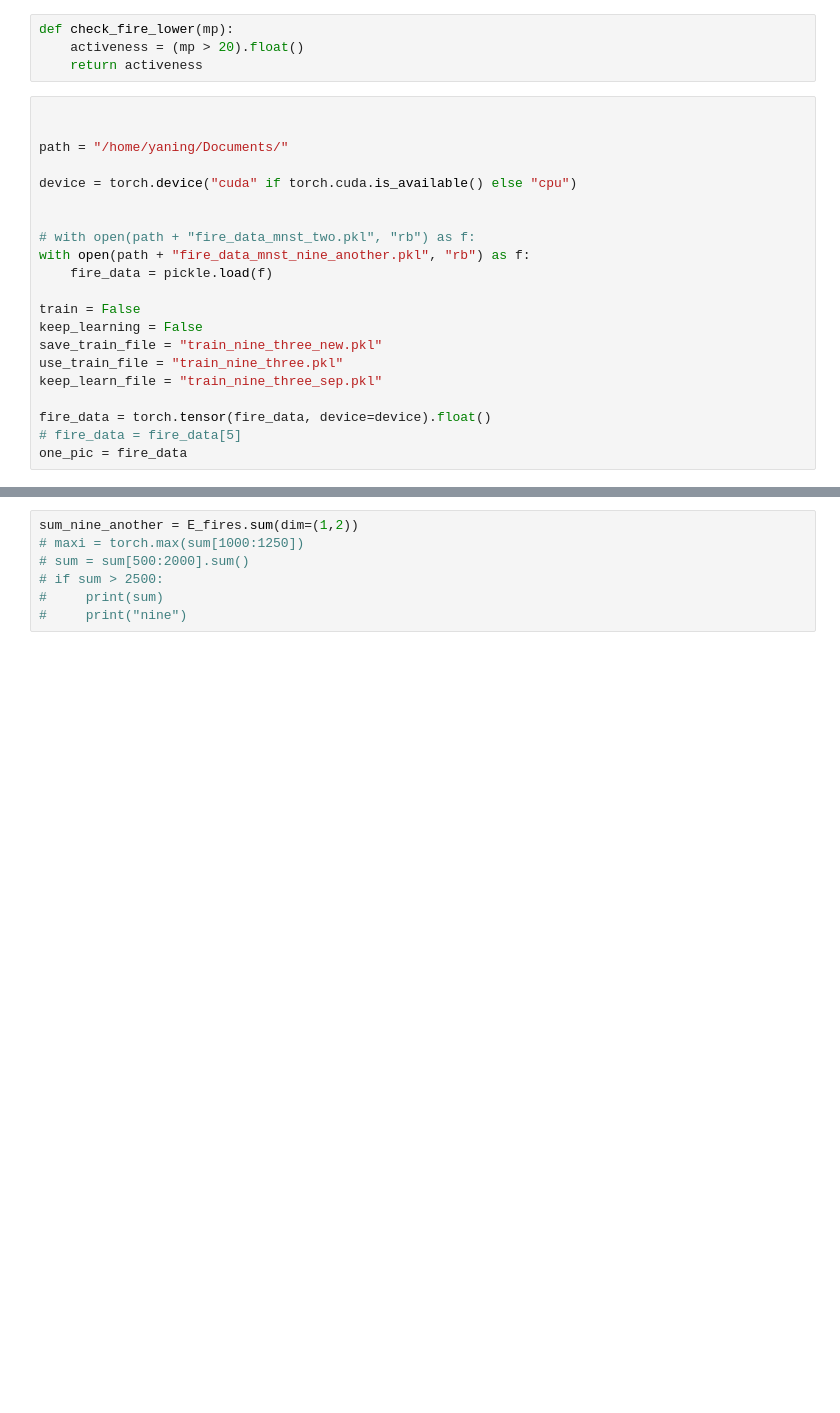
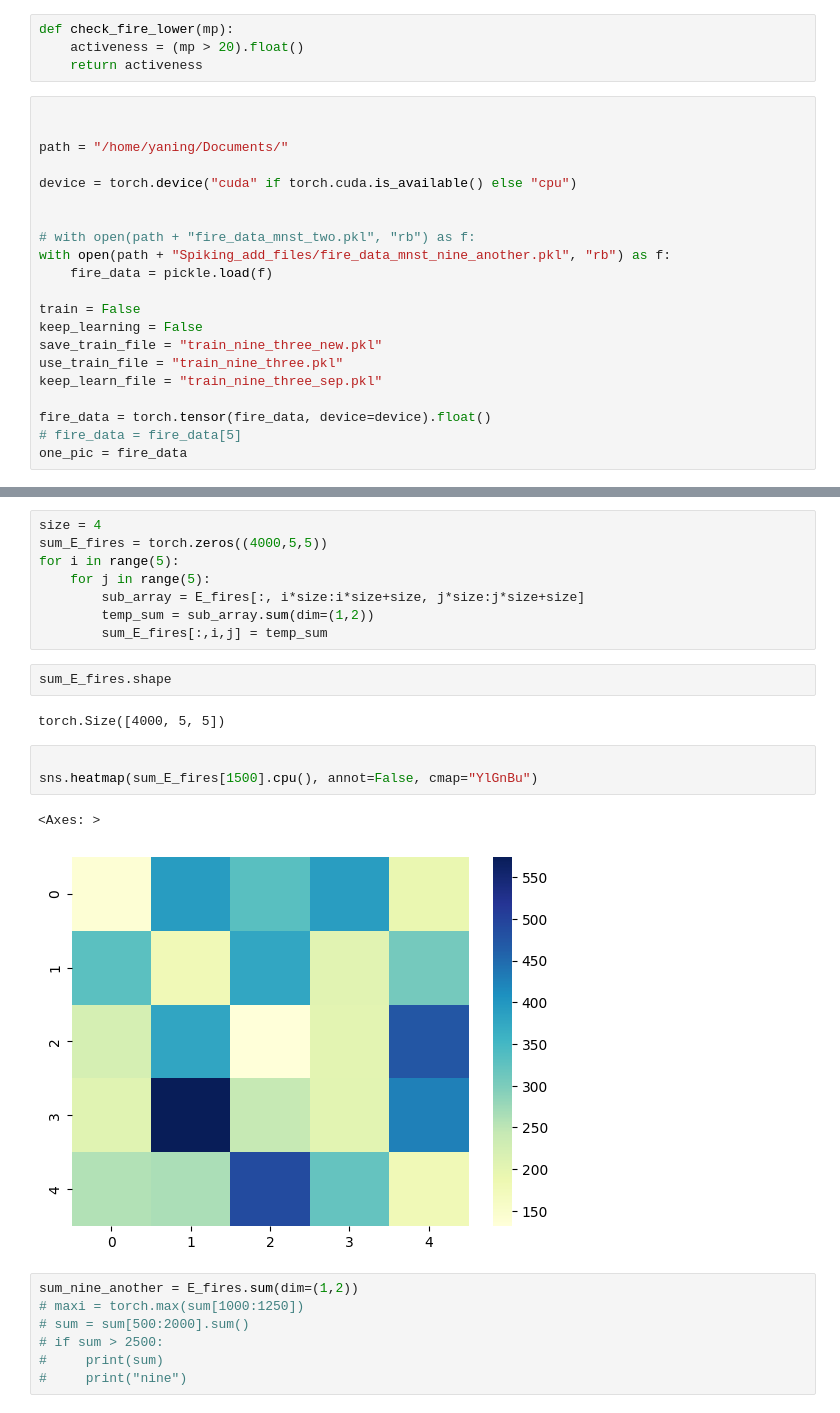
Before and after one commit to hhsherlock/Spiking_NN, a Jupyter notebook: mnst_learn/calculation.ipynb, the cells around one changed output, grey strips where cells are left out. Cells and saved outputs as stored; diff of their text form; blank space fills up the shorter version.

```diff
--- a/mnst_learn/calculation.ipynb
+++ b/mnst_learn/calculation.ipynb
@@ -40,7 +41,7 @@ device = torch.device("cuda" if torch.cuda.is_available() else "cpu")
 
 
 # with open(path + "fire_data_mnst_two.pkl", "rb") as f:
-with open(path + "fire_data_mnst_nine_another.pkl", "rb") as f:
+with open(path + "Spiking_add_files/fire_data_mnst_nine_another.pkl", "rb") as f:
     fire_data = pickle.load(f)
 
 train = False
@@ -684,3 +697,21 @@ Progress: 3000/4000 (75.0%)
+# %%
+size = 4
+sum_E_fires = torch.zeros((4000,5,5))
+for i in range(5):
+    for j in range(5):
+        sub_array = E_fires[:, i*size:i*size+size, j*size:j*size+size]
+        temp_sum = sub_array.sum(dim=(1,2))
+        sum_E_fires[:,i,j] = temp_sum
+# %%
+sum_E_fires.shape
+# %% [output]
+torch.Size([4000, 5, 5])
+# %%
+
+sns.heatmap(sum_E_fires[1500].cpu(), annot=False, cmap="YlGnBu")
+# %% [output]
+<Axes: >
+[figure, added]
 # %%
 sum_nine_another = E_fires.sum(dim=(1,2))
 # maxi = torch.max(sum[1000:1250])
```
Also changed, not shown: parts of 10 cells of this notebook, 13 other files.
